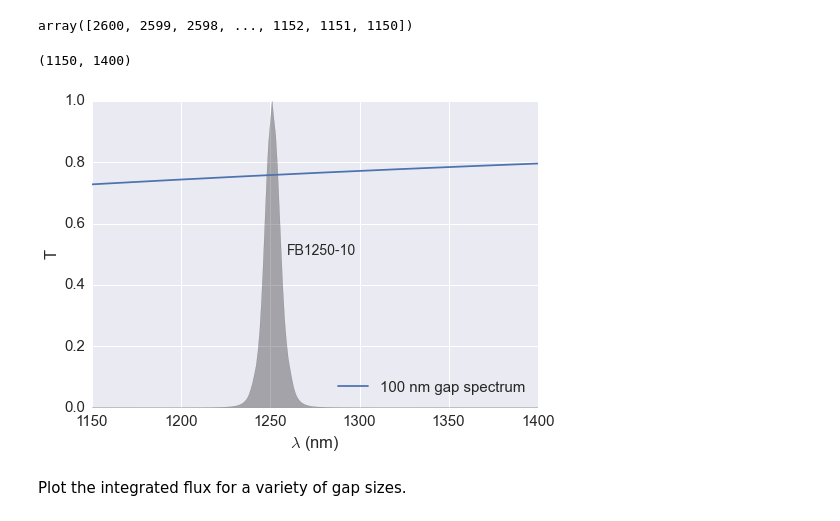
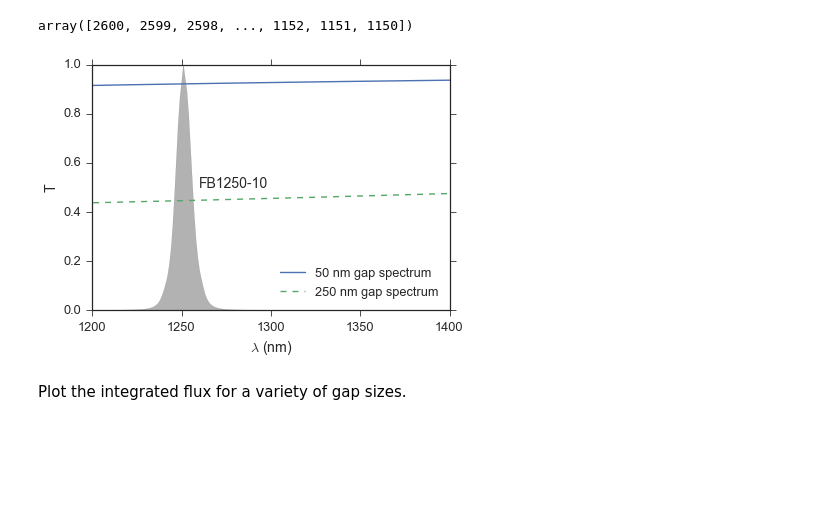
Before and after one commit to Echelle/AO_bonding_paper, a Jupyter notebook: notebooks/SiGaps_20_Thorlabs_filter_curve.ipynb, the cells around one changed output. Cells and saved outputs as stored; diff of their text form; code cells hidden in the pictures; blank space fills up the shorter version.

```diff
--- a/notebooks/SiGaps_20_Thorlabs_filter_curve.ipynb
+++ b/notebooks/SiGaps_20_Thorlabs_filter_curve.ipynb
@@ -62,15 +59,23 @@ model = model_absolute/dsp
+# %%
+sns.set_context('paper', font_scale=1.6)
+sns.set_style('ticks')
 # %%
-plt.plot(fc.wavelength, model,label='100 nm gap spectrum')
+model_absolute = etalon.T_gap_Si_fast(fc.wavelength, 50.0, n1)
+model = model_absolute/dsp
+plt.plot(fc.wavelength, model,label='50 nm gap spectrum')
+model_absolute = etalon.T_gap_Si_fast(fc.wavelength, 250.0, n1)
+model = model_absolute/dsp
+plt.plot(fc.wavelength, model,'--', label='250 nm gap spectrum')
 plt.fill_betweenx(fc.transmission, fc.wavelength, color='k',alpha=0.3)
 plt.text(1260, 0.5, 'FB1250-10', fontsize=14)
 #plt.plot(fc.wavelength, fc.transmission, '--',label='Filter Curve')
 plt.xlabel('$\lambda$ (nm)')
 plt.ylabel('T')
 plt.legend(loc='lower right')
-plt.xlim(1150, 1400)
+plt.xlim(1200, 1400)
+plt.savefig('../figs/F1250_10_filter.pdf')
 # %% [output]
-(1150, 1400)
-[figure, old version]
+[figure, new version]
 # %% [markdown]
 Plot the integrated flux for a variety of gap sizes.
 # %% [markdown]
```
Also changed, not shown: parts of 6 cells of this notebook, 2 other files.
